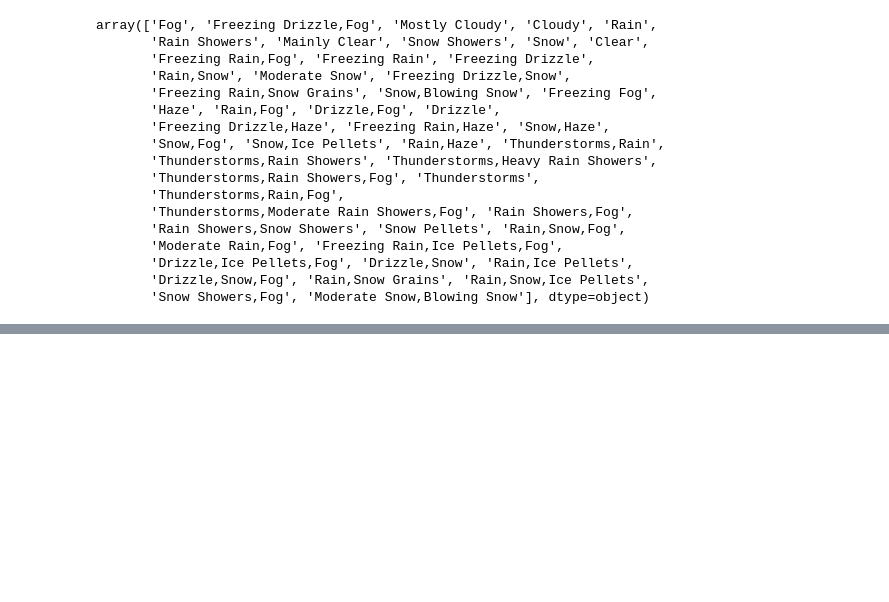
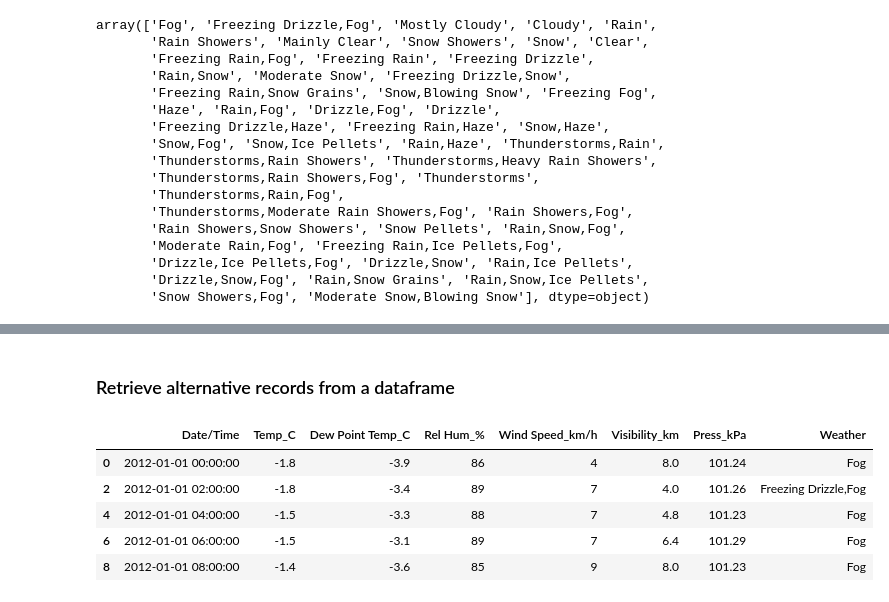
Before and after one commit to Androjerson/Pandas, a Jupyter notebook: Pandas.ipynb, the cells around one changed output, grey strips where cells are left out. Cells and saved outputs as stored; diff of their text form; code cells hidden in the pictures; blank space fills up the shorter version.

```diff
--- a/Pandas.ipynb
+++ b/Pandas.ipynb
@@ -245,0 +392,11 @@ array(['Fog', 'Freezing Drizzle,Fog', 'Mostly Cloudy', 'Cloudy', 'Rain',
+# %% [markdown]
+<h3>Retrieve alternative records  from a dataframe</h3>
+# %%
+weather_df[0:10:2] #To retrieve alternating rows from 0th index to 10th
+# %% [output]
+|  | Date/Time | Temp_C | Dew Point Temp_C | Rel Hum_% | Wind Speed_km/h | Visibility_km | Press_kPa | Weather |
+| 0 | 2012-01-01 00:00:00 | -1.8 | -3.9 | 86 | 4 | 8.0 | 101.24 | Fog |
+| 2 | 2012-01-01 02:00:00 | -1.8 | -3.4 | 89 | 7 | 4.0 | 101.26 | Freezing Drizzle,Fog |
+| 4 | 2012-01-01 04:00:00 | -1.5 | -3.3 | 88 | 7 | 4.8 | 101.23 | Fog |
+| 6 | 2012-01-01 06:00:00 | -1.5 | -3.1 | 89 | 7 | 6.4 | 101.29 | Fog |
+| 8 | 2012-01-01 08:00:00 | -1.4 | -3.6 | 85 | 9 | 8.0 | 101.23 | Fog |
```
Also changed, not shown: parts of 34 cells of this notebook.
